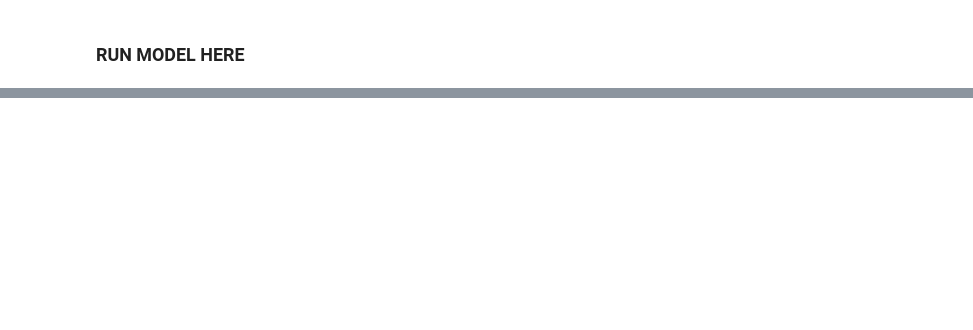
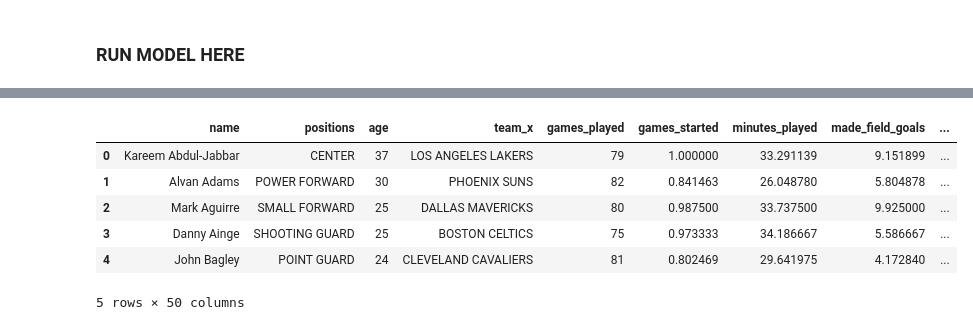
Before and after one commit to ZachLiu519/nba-model, a Jupyter notebook: model_building/Linear_Regression_Model1/Linear_Regression_Model_Building1.ipynb, the cells around one changed output, grey strips where cells are left out. Drawn from its saved outputs; the diff is of its cells as text; code cells hidden in the pictures; blank space fills up the shorter version.

```diff
--- a/model_building/Linear_Regression_Model1/Linear_Regression_Model_Building1.ipynb
+++ b/model_building/Linear_Regression_Model1/Linear_Regression_Model_Building1.ipynb
@@ -42,7 +42,7 @@ salary_caps.head()
 train_with_sc = train.merge(salary_caps, on = ['season'])
 # %%
 individual_salaries = train_with_sc['salary']
-salary_caps1 = train_with_sc['salary_cap_x']
+salary_caps1 = train_with_sc['salary_cap']
 # %%
 cap_usage = individual_salaries/salary_caps1
 # %%
@@ -196,3 +131,13 @@ data_2020[data_2020['name'] == 'Jabari Parker'][from_team]
 train_with_sc.to_excel('Complete_Train_Set_With_Cap_Usage.xlsx')
 # %%
 data_2020.to_excel('Clean_2019_2020_Data.xlsx')
+# %%
+train_with_sc.head()
+# %% [output]
+|  | name | positions | age | team_x | games_played | games_started | minutes_played | made_field_goals | ... |
+| 0 | Kareem Abdul-Jabbar | CENTER | 37 | LOS ANGELES LAKERS | 79 | 1.000000 | 33.291139 | 9.151899 | ... |
+| 1 | Alvan Adams | POWER FORWARD | 30 | PHOENIX SUNS | 82 | 0.841463 | 26.048780 | 5.804878 | ... |
+| 2 | Mark Aguirre | SMALL FORWARD | 25 | DALLAS MAVERICKS | 80 | 0.987500 | 33.737500 | 9.925000 | ... |
+| 3 | Danny Ainge | SHOOTING GUARD | 25 | BOSTON CELTICS | 75 | 0.973333 | 34.186667 | 5.586667 | ... |
+| 4 | John Bagley | POINT GUARD | 24 | CLEVELAND CAVALIERS | 81 | 0.802469 | 29.641975 | 4.172840 | ... |
+5 rows × 50 columns
```
Also changed, not shown: parts of 19 cells of this notebook.
